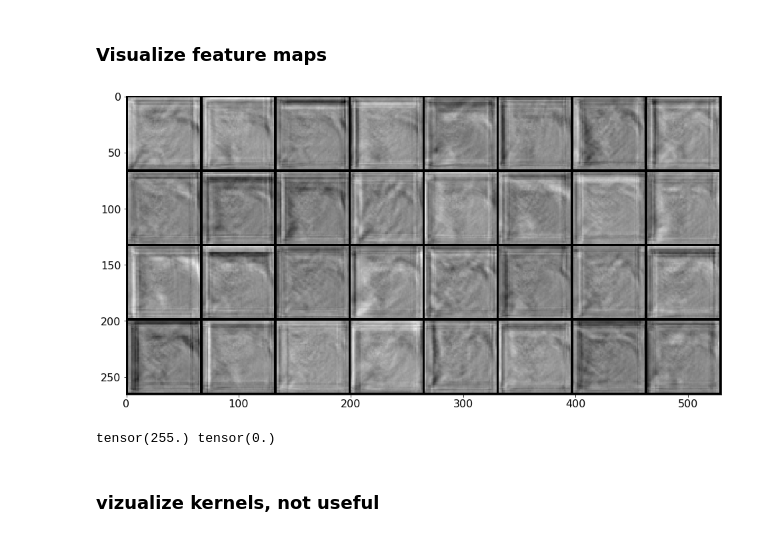
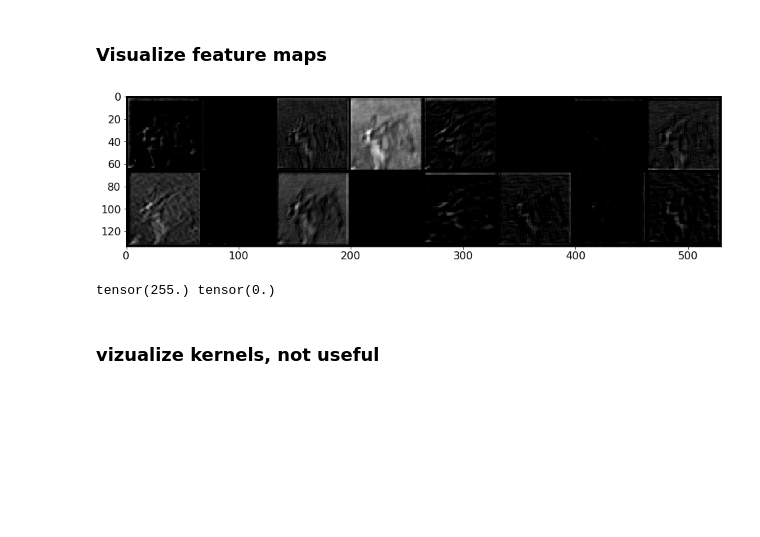
Before and after one commit to HugoCote/Assignment-1-Part-3, a Jupyter notebook: dev1num3.ipynb, the cells around one changed output. Cells and saved outputs as stored; diff of their text form; code cells hidden in the pictures; blank space fills up the shorter version.

```diff
--- a/dev1num3.ipynb
+++ b/dev1num3.ipynb
@@ -1000,2 +1280,9 @@ time required =  2158.158  s
 # %% [markdown]
 #### test accuracy of the current state on validation dataset
+# %%
+cudanet = cudanet2
+criterion = nn.CrossEntropyLoss()
+batch_size = 16*64
+valid_loader = DataLoader(train_dataset_norm, batch_size=batch_size,sampler=valid_sampler, num_workers=num_workers)
+a,b = measure_single_accuracy_and_loss( cudanet, valid_loader, criterion )
+print(a, "loss : " , b)
@@ -1002,7 +1291,7 @@ time required =  2158.158  s
 # %%
 batch_size = 4*64
-# validation_loader = torch.utils.data.DataLoader(train_dataset_norm, batch_size=batch_size,sampler=valid_sampler, num_workers=num_workers)
-validation_loader = torch.utils.data.DataLoader(train_dataset_augm, batch_size=batch_size,sampler=valid_sampler, num_workers=num_workers)
+validation_loader = torch.utils.data.DataLoader(train_dataset_norm, batch_size=batch_size,sampler=valid_sampler, num_workers=num_workers)
+# validation_loader = torch.utils.data.DataLoader(train_dataset_augm, batch_size=batch_size,sampler=valid_sampler, num_workers=num_workers)
 
 correct = torch.tensor([0])
 total = torch.tensor([0])
@@ -1036,4 +1325,5 @@ with torch.no_grad():
 print('Accuracy of the network on the' , total.item() , 'test images: %.2f %%'
           % ( (100 * correct.double()) / total.double()  )
      )
+# Audio(wave, rate=10000, autoplay=True)
 # %% [output]
@@ -1040,0 +1372,10 @@ Accuracy of the network on the 3999 test images: 70.32 %
+# %%
+a1 = torch.tensor([[1],[0],[0],[1]])
+a2 = torch.tensor([[0],[0],[1],[1]])
+a3 = torch.tensor([[1],[0],[0],[1]])
+print(a1.shape)
+a = torch.cat((a1,a2,a3),-1)
+print(a)
+print(a.size())
+b , _ = torch.mode(a, -1)
+print(b)
@@ -1237,32 +1589,32 @@ for i,(name,layer) in enumerate(cudanet.named_parameters(),1) :
 # %%
 del net
 # %%
-net = Classifier1b()
+net = Classifier5()
 net.load_state_dict(cudanet.state_dict(),strict=False)
 # %% [markdown]
 ### Visualize feature maps
 # %%
 activation = {}
 def get_activation(name):
     def hook(model, input, output):
         activation[name] = output.detach()
     return hook
 
-layer = "2" # display all feature map of sample_image from layer
+layer = "1" # display all feature map of sample_image from layer
 with torch.no_grad() :
     #print( net._modules )
     net.conv._modules[layer].register_forward_hook(get_activation(layer))
     output = net(sample_image.unsqueeze(0))
 
     act = activation[layer].squeeze().unsqueeze(1)
     # print(act.size())
     act = act - act.min()
     act = act / act.max() * 255
 
 imshow(torchvision.utils.make_grid(act ))
 print(act.max(),act.min())
 # %% [output]
-[figure, old version]
+[figure, new version]
 tensor(255.) tensor(0.)
 # %% [markdown]
 ### vizualize kernels, not useful
```
Also changed, not shown: parts of 56 cells of this notebook, 23 other files.
